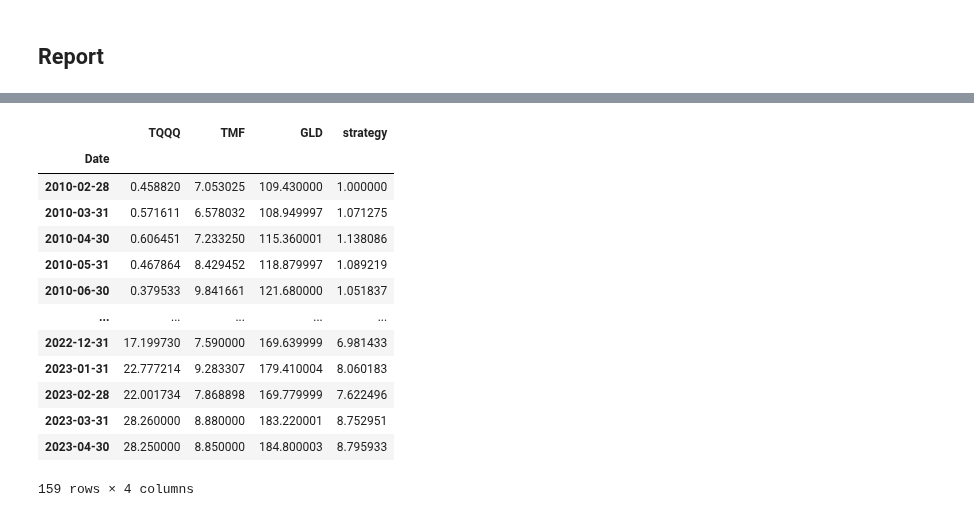
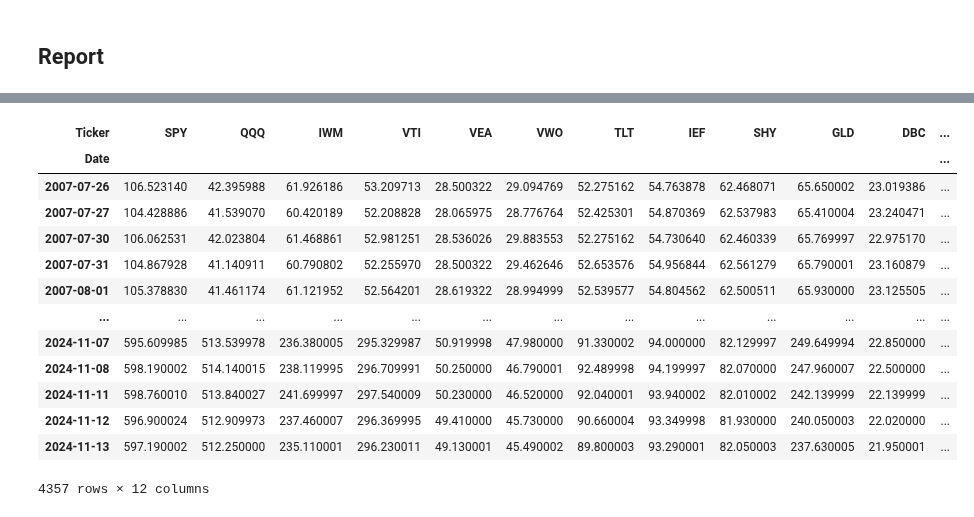
Before and after one commit to sdjhs0327/ws_fn, a Jupyter notebook: strategy/00_02_AWP.ipynb, the cells around one changed output, grey strips where cells are left out. Cells and saved outputs as stored; diff of their text form; code cells hidden in the pictures.

```diff
--- a/strategy/00_02_AWP.ipynb
+++ b/strategy/00_02_AWP.ipynb
@@ -192,0 +197,2 @@ process, obtimal, min_risk = cal_optimal(trainset, unit='monthly', rebalancing =
+# %%
+allocator = PortfolioAllocator()
@@ -192,0 +203,2 @@ process, obtimal, min_risk = cal_optimal(trainset, unit='monthly', rebalancing =
+# %%
+df = allocator.dataload('SPY', 'QQQ', 'IWM', 'VTI', 'VEA', 'VWO', 'TLT', 'IEF', 'SHY', 'GLD', 'DBC')
@@ -192,0 +207,2 @@ process, obtimal, min_risk = cal_optimal(trainset, unit='monthly', rebalancing =
+# %%
+process, obtimal, min_risk = allocator.cal_optimal(df, unit='daily', rebalancing='y', d=10, min_edge=30)
@@ -209,4 +245,5 @@ plt.show()
 # %%
-AWP_ratio = pd.DataFrame(list(obtimal.values[0][:-5]),
+ratio = pd.DataFrame(list(obtimal.values[0][:-5]),
              index=obtimal.columns[:-5], columns=['ratio'])
-## AWP_ratio = AWP_ratio.apply(lambda x:x.round(2))
+ratio = list(ratio['ratio'])
+result = allocator.cal_rebalancing(df, ratio=ratio, rebalancing='y', unit='daily')
@@ -231,17 +279,17 @@ plt.show()
 # %%
-AWP_result.dropna()
+result.dropna()
 # %% [output]
-|  | TQQQ | TMF | GLD | strategy |
-| Date |  |  |  |  |
-| 2010-02-28 | 0.458820 | 7.053025 | 109.430000 | 1.000000 |
-| 2010-03-31 | 0.571611 | 6.578032 | 108.949997 | 1.071275 |
-| 2010-04-30 | 0.606451 | 7.233250 | 115.360001 | 1.138086 |
-| 2010-05-31 | 0.467864 | 8.429452 | 118.879997 | 1.089219 |
-| 2010-06-30 | 0.379533 | 9.841661 | 121.680000 | 1.051837 |
-| ... | ... | ... | ... | ... |
-| 2022-12-31 | 17.199730 | 7.590000 | 169.639999 | 6.981433 |
-| 2023-01-31 | 22.777214 | 9.283307 | 179.410004 | 8.060183 |
-| 2023-02-28 | 22.001734 | 7.868898 | 169.779999 | 7.622496 |
-| 2023-03-31 | 28.260000 | 8.880000 | 183.220001 | 8.752951 |
-| 2023-04-30 | 28.250000 | 8.850000 | 184.800003 | 8.795933 |
+| Ticker | SPY | QQQ | IWM | VTI | VEA | VWO | TLT | IEF | SHY | GLD | DBC | ... |
+| Date |  |  |  |  |  |  |  |  |  |  |  | ... |
+| 2007-07-26 | 106.523140 | 42.395988 | 61.926186 | 53.209713 | 28.500322 | 29.094769 | 52.275162 | 54.763878 | 62.468071 | 65.650002 | 23.019386 | ... |
+| 2007-07-27 | 104.428886 | 41.539070 | 60.420189 | 52.208828 | 28.065975 | 28.776764 | 52.425301 | 54.870369 | 62.537983 | 65.410004 | 23.240471 | ... |
+| 2007-07-30 | 106.062531 | 42.023804 | 61.468861 | 52.981251 | 28.536026 | 29.883553 | 52.275162 | 54.730640 | 62.460339 | 65.769997 | 22.975170 | ... |
+| 2007-07-31 | 104.867928 | 41.140911 | 60.790802 | 52.255970 | 28.500322 | 29.462646 | 52.653576 | 54.956844 | 62.561279 | 65.790001 | 23.160879 | ... |
+| 2007-08-01 | 105.378830 | 41.461174 | 61.121952 | 52.564201 | 28.619322 | 28.994999 | 52.539577 | 54.804562 | 62.500511 | 65.930000 | 23.125505 | ... |
+| ... | ... | ... | ... | ... | ... | ... | ... | ... | ... | ... | ... | ... |
+| 2024-11-07 | 595.609985 | 513.539978 | 236.380005 | 295.329987 | 50.919998 | 47.980000 | 91.330002 | 94.000000 | 82.129997 | 249.649994 | 22.850000 | ... |
+| 2024-11-08 | 598.190002 | 514.140015 | 238.119995 | 296.709991 | 50.250000 | 46.790001 | 92.489998 | 94.199997 | 82.070000 | 247.960007 | 22.500000 | ... |
+| 2024-11-11 | 598.760010 | 513.840027 | 241.699997 | 297.540009 | 50.230000 | 46.520000 | 92.040001 | 93.940002 | 82.010002 | 242.139999 | 22.139999 | ... |
+| 2024-11-12 | 596.900024 | 512.909973 | 237.460007 | 296.369995 | 49.410000 | 45.730000 | 90.660004 | 93.349998 | 81.930000 | 240.050003 | 22.020000 | ... |
+| 2024-11-13 | 597.190002 | 512.250000 | 235.110001 | 296.230011 | 49.130001 | 45.490002 | 89.800003 | 93.290001 | 82.050003 | 237.630005 | 21.950001 | ... |
-159 rows × 4 columns
+4357 rows × 12 columns
```
Also changed, not shown: parts of 24 cells of this notebook, 2 other files.
